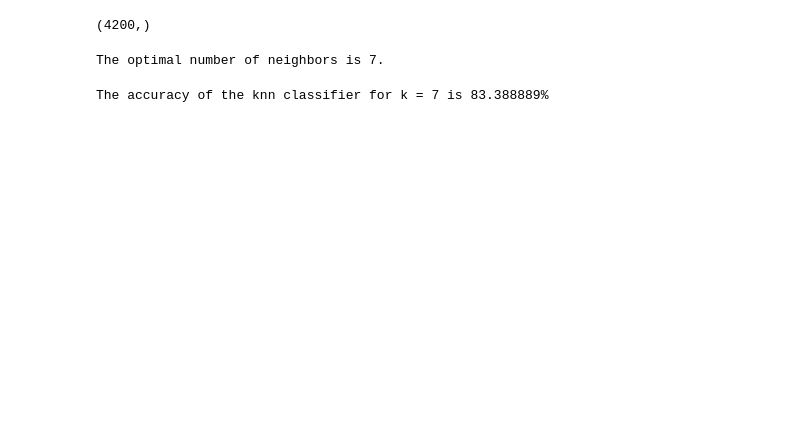
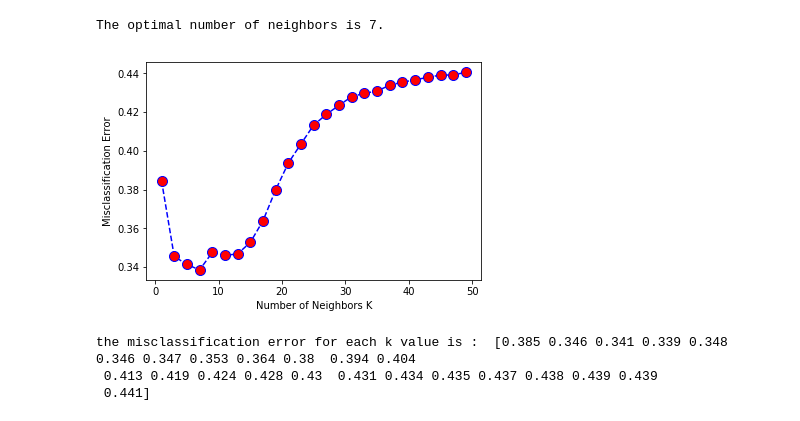
Before and after one commit to proyaschet/machine_learning, a Jupyter notebook: Knn- Implementation/BOW-Knn.ipynb, the cells around one changed output. Drawn from its saved outputs; the diff is of its cells as text; code cells hidden in the pictures; blank space fills up the shorter version.

```diff
--- a/Knn- Implementation/BOW-Knn.ipynb
+++ b/Knn- Implementation/BOW-Knn.ipynb
@@ -61,12 +76,5 @@ the number of unique words  10369
 # %%
 from sklearn.preprocessing import StandardScaler
-final_df = pd.DataFrame(final_counts.toarray())
+s = StandardScaler(with_mean = False)
 # %%
-standardized_data = StandardScaler().fit_transform(final_df)
+standardized_data = s.fit_transform(final_counts)
-# %%
-from sklearn.model_selection import train_test_split
-X_train, X_test, y_train, y_test = train_test_split(standardized_data, l, test_size=0.3, random_state=0)
-# %%
-y_train.shape
-# %% [output]
-(4200,)
@@ -77,7 +87,7 @@ neighbors = list(filter(lambda x: x % 2 != 0, myList))
 cv_scores = []
 for k in neighbors:
     knn = KNeighborsClassifier(n_neighbors=k,algorithm='kd_tree', n_jobs = -1) # Creating K-NN classifier with KD3 Algorithm
-    scores = cross_val_score(knn, X_train, y_train, cv=10, scoring='accuracy')
+    scores = cross_val_score(knn, standardized_data, y_train, cv=10, scoring='accuracy')
     cv_scores.append(scores.mean())
 
 MSE = [1 - x for x in cv_scores]
@@ -85,12 +95,20 @@ optimal_k = neighbors[MSE.index(min(MSE))]
 print('\nThe optimal number of neighbors is %d.' % optimal_k)
 # %% [output]
 The optimal number of neighbors is 7.
+# %%
+plt.plot(neighbors, MSE,color='blue', linestyle='dashed', marker='o',markerfacecolor='red', markersize=10)
+plt.xlabel('Number of Neighbors K')
+plt.ylabel('Misclassification Error')
+plt.show()
+
+print("the misclassification error for each k value is : ", np.round(MSE,3))
+# %% [output]
+[figure, added]
+the misclassification error for each k value is :  [0.385 0.346 0.341 0.339 0.348 0.346 0.347 0.353 0.364 0.38  0.394 0.404
+ 0.413 0.419 0.424 0.428 0.43  0.431 0.434 0.435 0.437 0.438 0.439 0.439
+ 0.441]
 # %%
-optimal_k = 7
 knn_optimal = KNeighborsClassifier(n_neighbors= optimal_k , algorithm='kd_tree', n_jobs = -1)
-knn_optimal.fit(X_train, y_train)
-pred = knn_optimal.predict(X_test)
+knn_optimal.fit(standardized_data, y_train)
+pred = knn_optimal.predict(standardized_data_test)
 acc = accuracy_score(y_test, pred) * 100
-print('\nThe accuracy of the knn classifier for k = %d is %f%%' % (optimal_k, acc))
-# %% [output]
-The accuracy of the knn classifier for k = 7 is 83.388889%
```
Also changed, not shown: parts of 21 cells of this notebook.
